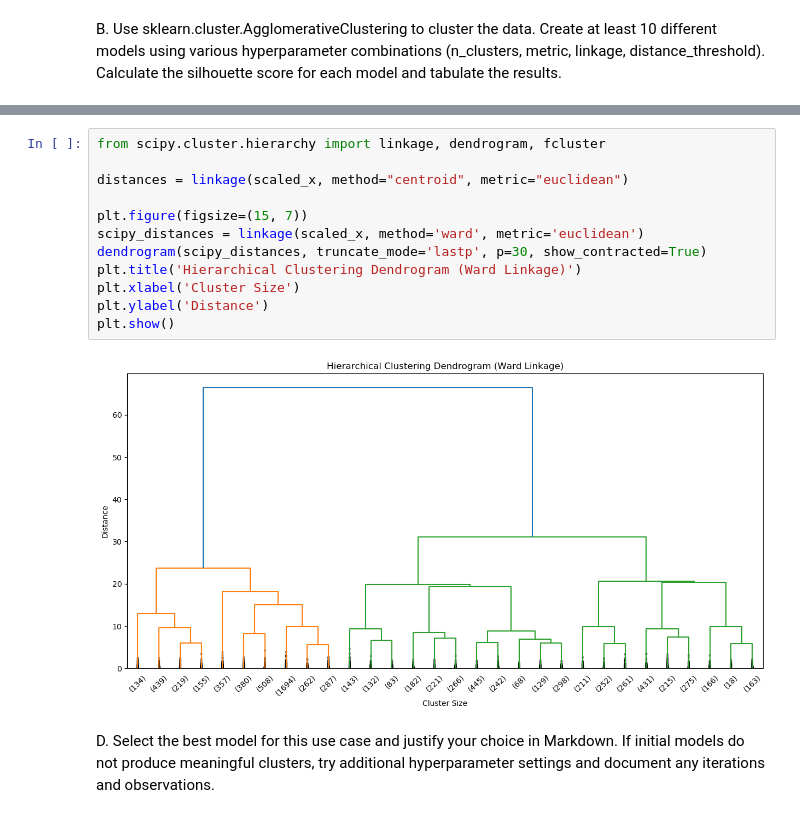
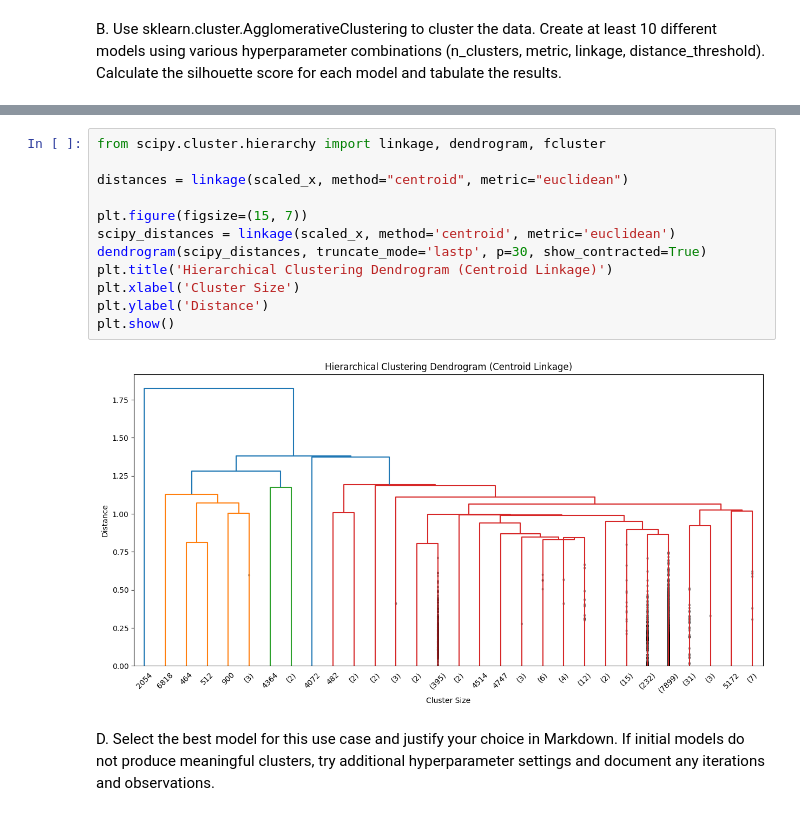
Before and after one commit to Hunteracademic/Unsupervised_assignment_1, a Jupyter notebook: Asg_02.ipynb, the cells around one changed output, grey strips where cells are left out. Cells and saved outputs as stored; diff of their text form.

```diff
--- a/Asg_02.ipynb
+++ b/Asg_02.ipynb
@@ -328,17 +445,17 @@ C. Use scipy.cluster.hierarchy.fcluster to perform hierarchical clustering using
 # %%
 from scipy.cluster.hierarchy import linkage, dendrogram, fcluster
 
 distances = linkage(scaled_x, method="centroid", metric="euclidean")
 
 plt.figure(figsize=(15, 7))
-scipy_distances = linkage(scaled_x, method='ward', metric='euclidean')
+scipy_distances = linkage(scaled_x, method='centroid', metric='euclidean')
 dendrogram(scipy_distances, truncate_mode='lastp', p=30, show_contracted=True)
-plt.title('Hierarchical Clustering Dendrogram (Ward Linkage)')
+plt.title('Hierarchical Clustering Dendrogram (Centroid Linkage)')
 plt.xlabel('Cluster Size')
 plt.ylabel('Distance')
 plt.show()
 # %% [output]
-[figure, old version]
+[figure, new version]
 # %% [markdown]
 D. Select the best model for this use case and justify your choice in Markdown. If initial models do not produce meaningful clusters, try additional hyperparameter settings and document any iterations and observations.
 # %% [markdown]
```
Also changed, not shown: parts of 9 cells of this notebook.
